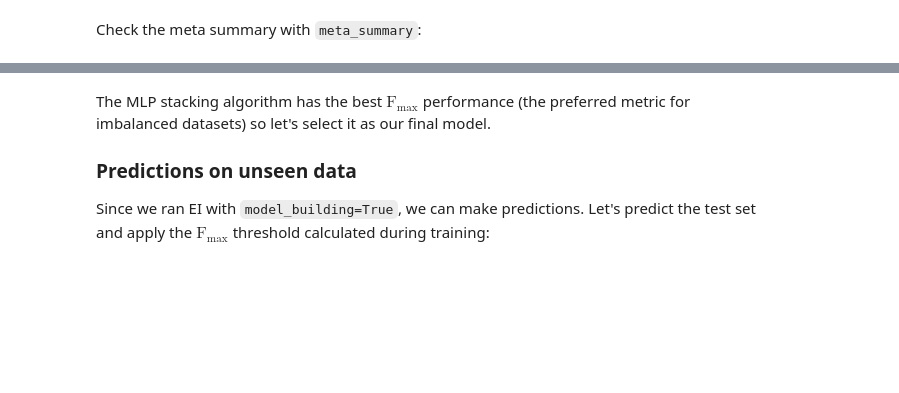
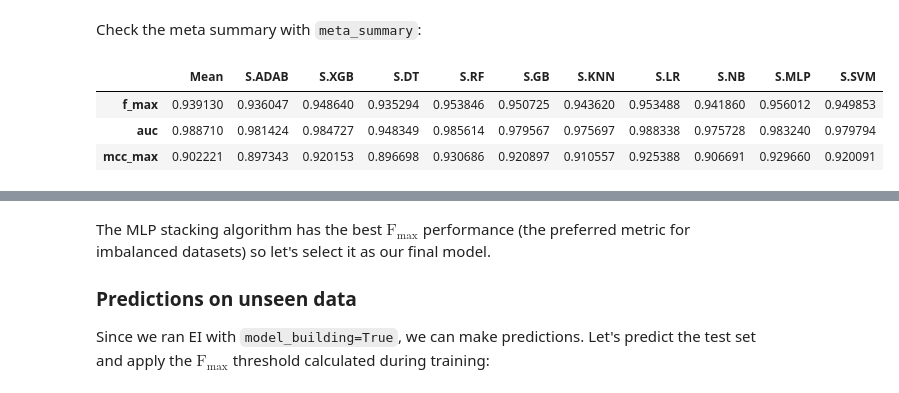
Before and after one commit to GauravPandeyLab/eipy, a Jupyter notebook: docs/source/tutorial.ipynb, the cells around one changed output, grey strips where cells are left out. Cells and saved outputs as stored; diff of their text form; code cells hidden in the pictures; blank space fills up the shorter version.

```diff
--- a/docs/source/tutorial.ipynb
+++ b/docs/source/tutorial.ipynb
@@ -114,9 +124,19 @@ EI.base_summary['metrics']
 # %% [markdown]
 Now let's define some meta models for stacked generalization. We add an "S." prefix to the keys of stacking algorithms.
 # %%
+from eipy.metrics import max_min_score
+
+def fmax_scorer(y_true, y_pred):  # create fmax scorer
+     return max_min_score(y_true=y_true,
+                          y_pred=y_pred,
+                          metric=f1_score,
+                          pos_label=1,
+                          max_min='max'
+                          )
+
 meta_predictors = {
                     'Mean' : MeanAggregation(),
-                    'CES' : CES(),
+                    'CES' : CES(scoring=fmax_scorer),
                     'S.ADAB': AdaBoostClassifier(),
                     'S.XGB': XGBClassifier(),
                     'S.DT': DecisionTreeClassifier(),
@@ -139,5 +162,12 @@ Training final meta models: |██████████|100%
 # %% [markdown]
 Check the meta summary with `meta_summary`:
+# %%
+EI.meta_summary['metrics']
+# %% [output]
+|  | Mean | S.ADAB | S.XGB | S.DT | S.RF | S.GB | S.KNN | S.LR | S.NB | S.MLP | S.SVM |
+| f_max | 0.939130 | 0.936047 | 0.948640 | 0.935294 | 0.953846 | 0.950725 | 0.943620 | 0.953488 | 0.941860 | 0.956012 | 0.949853 |
+| auc | 0.988710 | 0.981424 | 0.984727 | 0.948349 | 0.985614 | 0.979567 | 0.975697 | 0.988338 | 0.975728 | 0.983240 | 0.979794 |
+| mcc_max | 0.902221 | 0.897343 | 0.920153 | 0.896698 | 0.930686 | 0.920897 | 0.910557 | 0.925388 | 0.906691 | 0.929660 | 0.920091 |
 # %%
 EI.meta_summary['metrics']
 # %% [output]
```
Also changed, not shown: parts of 7 cells of this notebook, 5 other files.
